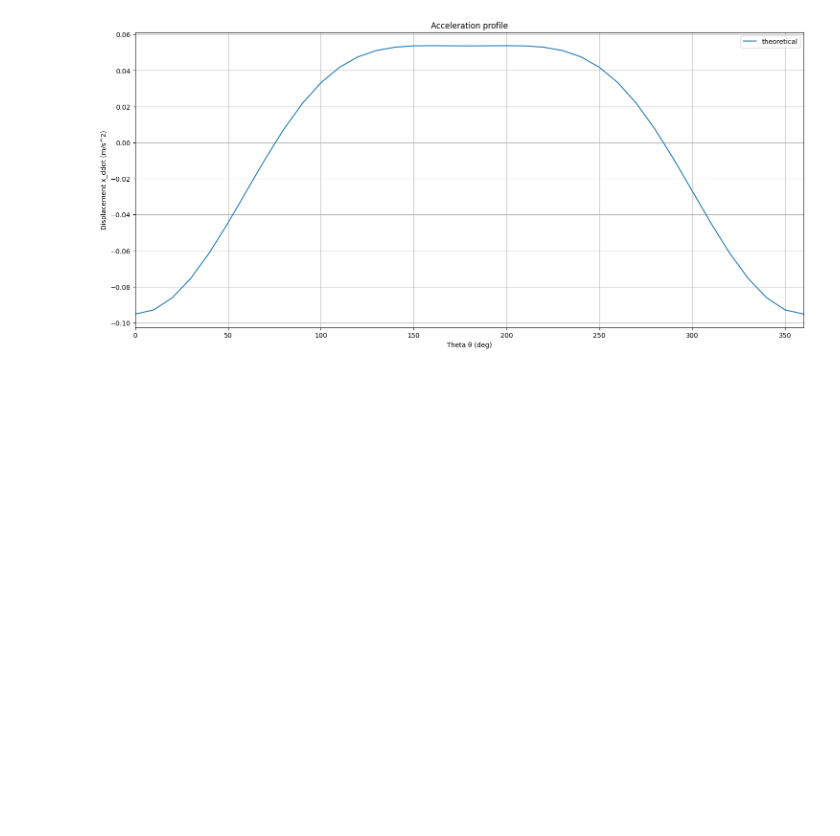
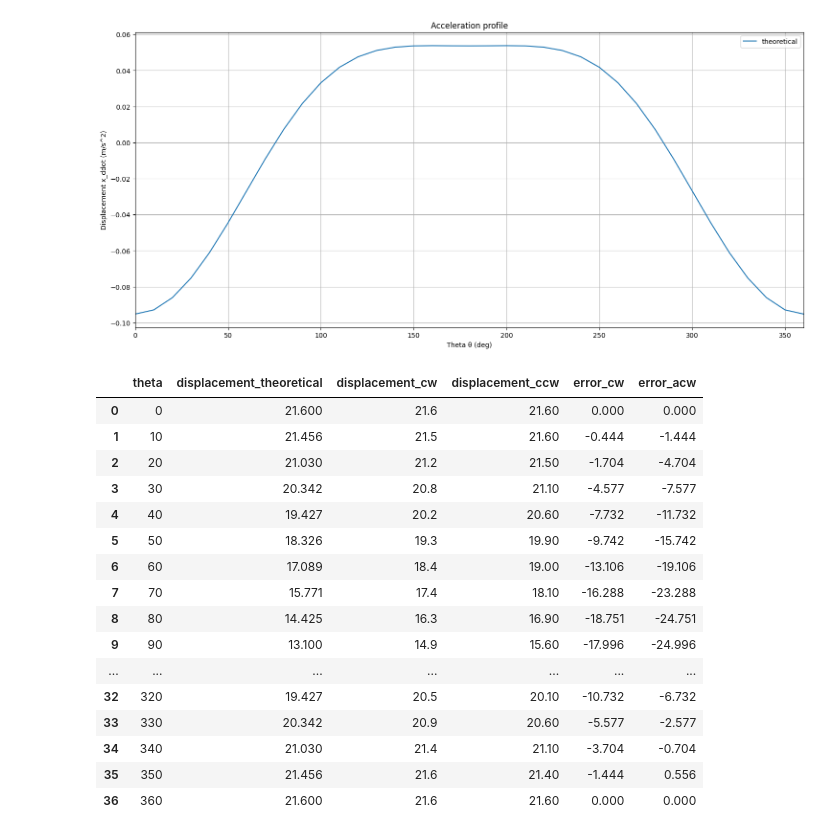
Before and after one commit to David-Junior/Undergrad-Lab-Data-Analysis, a Jupyter notebook: FMM3_211_Kinematics_Slider_Crank_Experiment.ipynb, the cells around one changed output. Drawn from its saved outputs; the diff is of its cells as text; code cells hidden in the pictures; blank space fills up the shorter version.

```diff
--- a/FMM3_211_Kinematics_Slider_Crank_Experiment.ipynb
+++ b/FMM3_211_Kinematics_Slider_Crank_Experiment.ipynb
@@ -99,3 +99,31 @@ plt.legend()
 plt.show()
 # %% [output]
 [figure]
+# %%
+data = pd.DataFrame({
+    'theta':theta,
+    'displacement_theoretical':x*100,
+    'displacement_cw':pos_cw*100,
+    'displacement_ccw':pos_acw*100,
+    'error_cw': (x - pos_cw)*1000,
+    'error_acw': (x - pos_acw)*1000
+})
+data.round(3)
+# %% [output]
+|  | theta | displacement_theoretical | displacement_cw | displacement_ccw | error_cw | error_acw |
+| 0 | 0 | 21.600 | 21.6 | 21.60 | 0.000 | 0.000 |
+| 1 | 10 | 21.456 | 21.5 | 21.60 | -0.444 | -1.444 |
+| 2 | 20 | 21.030 | 21.2 | 21.50 | -1.704 | -4.704 |
+| 3 | 30 | 20.342 | 20.8 | 21.10 | -4.577 | -7.577 |
+| 4 | 40 | 19.427 | 20.2 | 20.60 | -7.732 | -11.732 |
+| 5 | 50 | 18.326 | 19.3 | 19.90 | -9.742 | -15.742 |
+| 6 | 60 | 17.089 | 18.4 | 19.00 | -13.106 | -19.106 |
+| 7 | 70 | 15.771 | 17.4 | 18.10 | -16.288 | -23.288 |
+| 8 | 80 | 14.425 | 16.3 | 16.90 | -18.751 | -24.751 |
+| 9 | 90 | 13.100 | 14.9 | 15.60 | -17.996 | -24.996 |
+| ... | ... | ... | ... | ... | ... | ... |
+| 32 | 320 | 19.427 | 20.5 | 20.10 | -10.732 | -6.732 |
+| 33 | 330 | 20.342 | 20.9 | 20.60 | -5.577 | -2.577 |
+| 34 | 340 | 21.030 | 21.4 | 21.10 | -3.704 | -0.704 |
+| 35 | 350 | 21.456 | 21.6 | 21.40 | -1.444 | 0.556 |
+| 36 | 360 | 21.600 | 21.6 | 21.60 | 0.000 | 0.000 |
```
